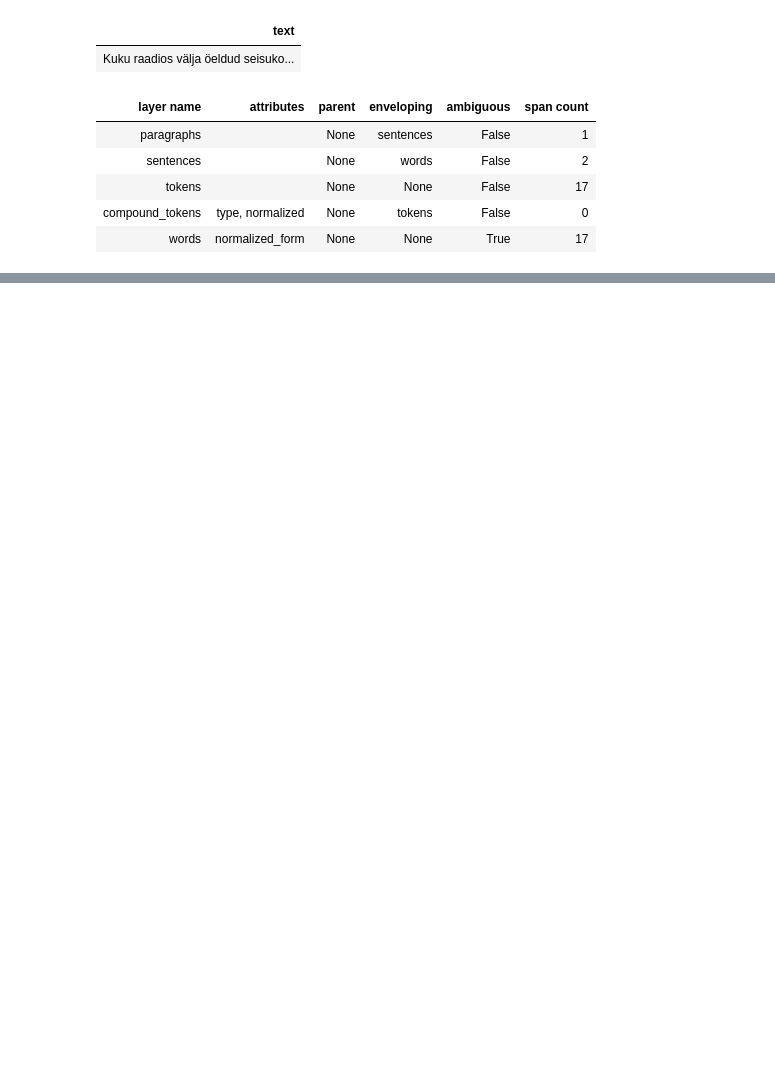
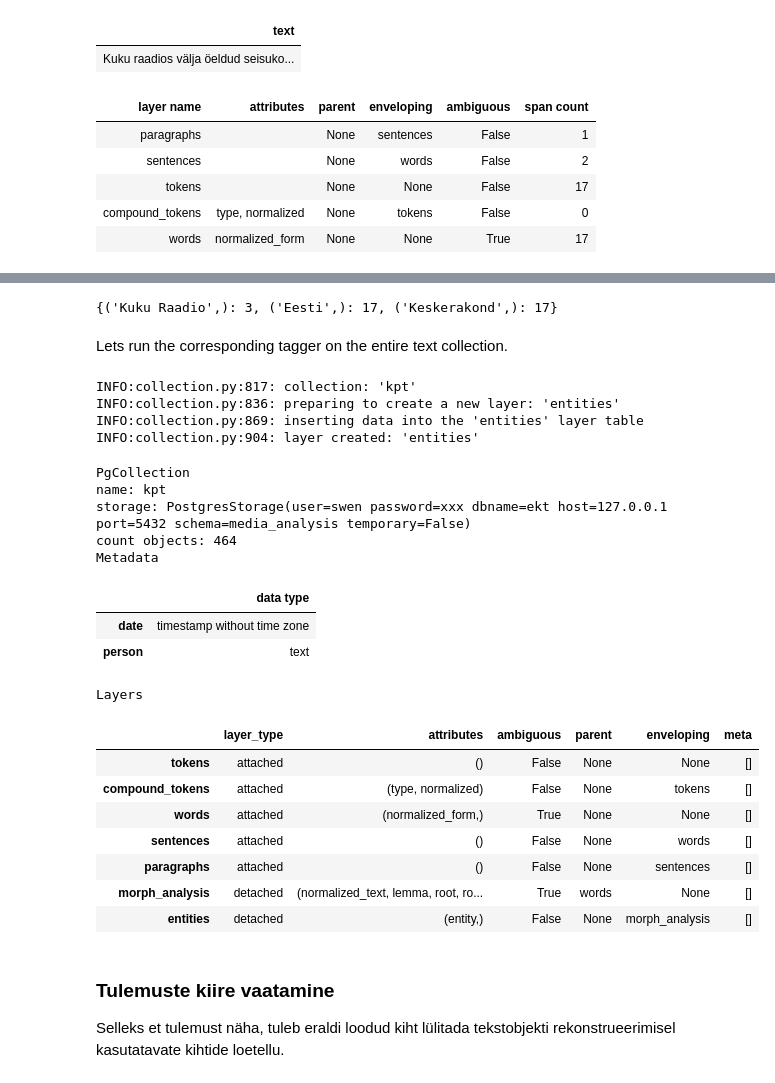
Before and after one commit to estnltk/presentation, a Jupyter notebook: 2019_10_05_EKT_workshop/EstNLTK_collections.ipynb, the cells around one changed output, grey strips where cells are left out. Drawn from its saved outputs; the diff is of its cells as text; code cells hidden in the pictures; blank space fills up the shorter version.

```diff
--- a/2019_10_05_EKT_workshop/EstNLTK_collections.ipynb
+++ b/2019_10_05_EKT_workshop/EstNLTK_collections.ipynb
@@ -447,6 +452,6 @@ import os
 # %%
 collection = storage['kpt']
-directory = os.fsencode('data')
+directory = os.fsencode('data/kpt')
 
 with collection.insert() as collection_insert:
 
@@ -455,17 +460,18 @@ with collection.insert() as collection_insert:
         if filename == 'readme.md':
             continue
 
+        print(filename)
         date = datetime.strptime(re.search(r'(?P<date>.*)\.txt', filename).group('date'),'%Y-%m-%d')
-        file = codecs.open("data/2019-09-07.txt", "r", "utf-8")
+        file = codecs.open("data/kpt/{}".format(filename), "r", "utf-8")
         text = segmenter(header_tagger(Text(file.read())))
 
         for span in text.lines:
+
             line = span.text.strip()
             if line == '':
                 continue
 
             line_text = Text(line)
-            #line_text.analyse('segmentation')
             line_text.tag_layer(['compound_tokens', 'words', 'paragraphs'])
             meta_data = {'date': date, 'person': span['person']}
             collection_insert(text=line_text, meta_data=meta_data)
@@ -557,3 +511,0 @@ collection.select(JsonbTextQuery('words', text='Kuku')).head()
-# %%
-collection.selected_layers =['morph_analysis']
-collection.selected_layers
@@ -600,0 +599,70 @@ collection.select(JsonbTextQuery('morph_analysis', lemma='kuku')).head()
+# %%
+entity_voc=[
+{
+    '_phrase_': ('kuku', 'raadio'),
+    'entity': 'Kuku Raadio'
+},
+{
+    '_phrase_': ('keskerakond',),
+    'entity': 'Keskerakond'
+},
+{
+    '_phrase_': ('Keskerakond',),
+    'entity': 'Keskerakond'
+},
+
+{
+    '_phrase_': ('Eesti',),
+    'entity': 'Eesti'
+},
+{
+    '_phrase_': ('Ukraina',),
+    'entity': 'Ukraina'
+}
+]
+# %%
+entity_tagger=PhraseTagger(
+    output_layer='entities',
+    output_attributes=['entity'],
+    input_layer='morph_analysis',
+    input_attribute='lemma',
+    vocabulary=entity_voc,
+    key='_phrase_')
+# %%
+if 'entities' in text.layers:
+    del text.entities
+entity_tagger(text)
+text.entities.groupby(['entity']).count
+# %% [output]
+{('Kuku Raadio',): 3, ('Eesti',): 17, ('Keskerakond',): 17}
+# %% [markdown]
+Lets run the corresponding tagger on the entire text collection.
+# %%
+collection.create_layer(tagger=entity_tagger)
+collection
+# %% [output]
+INFO:collection.py:817: collection: 'kpt'
+INFO:collection.py:836: preparing to create a new layer: 'entities'
+INFO:collection.py:869: inserting data into the 'entities' layer table
+INFO:collection.py:904: layer created: 'entities'
+PgCollection
+name: kpt
+storage: PostgresStorage(user=swen password=xxx dbname=ekt host=127.0.0.1 port=5432 schema=media_analysis temporary=False)
+count objects: 464
+Metadata
+|  | data type |
+| date | timestamp without time zone |
+| person | text |
+Layers
+|  | layer_type | attributes | ambiguous | parent | enveloping | meta |
+| tokens | attached | () | False | None | None | [] |
+| compound_tokens | attached | (type, normalized) | False | None | tokens | [] |
+| words | attached | (normalized_form,) | True | None | None | [] |
+| sentences | attached | () | False | None | words | [] |
+| paragraphs | attached | () | False | None | sentences | [] |
+| morph_analysis | detached | (normalized_text, lemma, root, ro... | True | words | None | [] |
+| entities | detached | (entity,) | False | None | morph_analysis | [] |
+# %% [markdown]
+### Tulemuste kiire vaatamine
+
+Selleks et tulemust näha, tuleb eraldi loodud kiht lülitada tekstobjekti rekonstrueerimisel kasutatavate kihtide loetellu.
```
Also changed, not shown: parts of 78 cells of this notebook.
